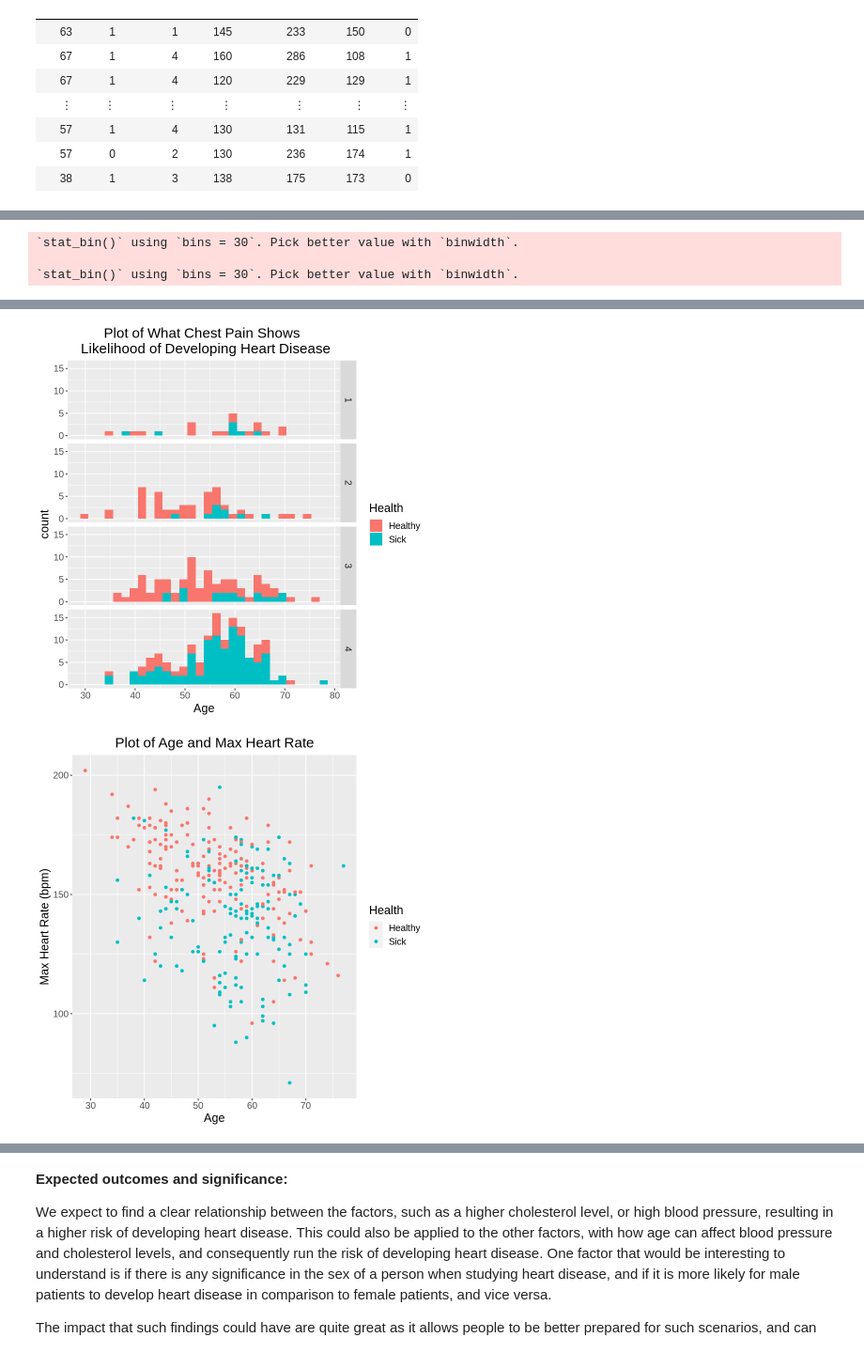
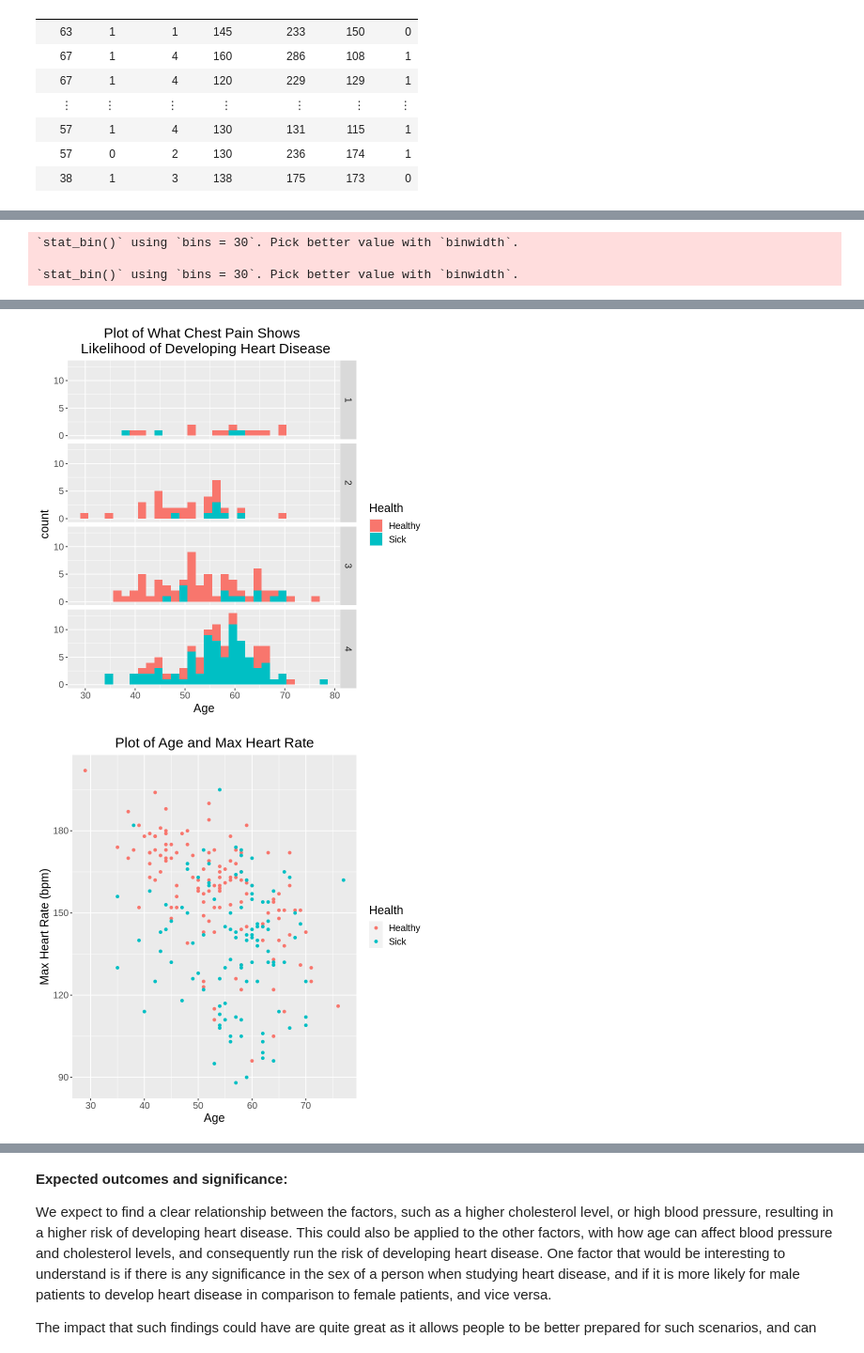
Before and after one commit to Sparsh-I/dsci-group-38, a Jupyter notebook: group_proposal.ipynb, the cells around one changed output, grey strips where cells are left out. Shown at 94% size. Cells and saved outputs as stored; diff of their text form; code cells hidden in the pictures.

```diff
--- a/group_proposal.ipynb
+++ b/group_proposal.ipynb
@@ -59,3 +59,6 @@ A tibble: 303 × 7
 | 57 | 1 | 4 | 130 | 131 | 115 | 1 |
 | 57 | 0 | 2 | 130 | 236 | 174 | 1 |
 | 38 | 1 | 3 | 138 | 175 | 173 | 0 |
+# %%
+heart_data_split <- initial_split(heart_data, prop = 0.75, strata = health)
+heart_data_training <- training(heart_data_split)
@@ -62,5 +93,5 @@ A tibble: 303 × 7
 # %%
-heart_data_plot <- heart_data |>
+heart_data_plot <- heart_data_training |>
     ggplot(aes(x = age, fill = as_factor(health))) +
     geom_histogram() +
     labs(title = "Plot of Ages and Heart Disease", x = "Age", fill = "Health") +
@@ -68,7 +99,7 @@ heart_data_plot <- heart_data |>
     theme(text = element_text(size = 15), plot.title = element_text(hjust = 0.5))
 heart_data_plot
 
-heart_data_plot2 <- heart_data |>
+heart_data_plot2 <- heart_data_training |>
     ggplot(aes(x = age, fill = as_factor(health))) +
     geom_histogram() +
     facet_grid(rows = vars(pain.type)) +
@@ -77,13 +108,21 @@ heart_data_plot2 <- heart_data |>
     theme(text = element_text(size = 15), plot.title = element_text(hjust = 0.5))
 heart_data_plot2
 
-heart_data_plot3 <- heart_data |>
+heart_data_plot3 <- heart_data_training |>
     ggplot(aes(x = age, y = maxbpm, colour = as_factor(health))) +
     geom_point() +
     labs(title = "Plot of Age and Max Heart Rate", x = "Age", y = "Max Heart Rate (bpm)", colour = "Health") +
     scale_colour_discrete(labels = c("Healthy", "Sick")) +
     theme(text = element_text(size = 15), plot.title = element_text(hjust = 0.5))
 heart_data_plot3
+
+heart_data_plot4 <- heart_data_training |>
+    ggplot(aes(x = age, y = cholesterol, colour = as_factor(health))) +
+    geom_point() +
+    labs(title = "Plot of Age and Cholesterol", x = "Age", y = "Cholesterol", colour = "Health") +
+    scale_colour_discrete(labels = c("Healthy", "Sick")) +
+    theme(text = element_text(size = 15), plot.title = element_text(hjust = 0.5))
+heart_data_plot4
 # %% [output]
 `stat_bin()` using `bins = 30`. Pick better value with `binwidth`.
 
@@ -92,2 +131,2 @@ heart_data_plot3
-[figure, old version]
+[figure, new version]
-[figure, old version]
+[figure, new version]
```
Also changed, not shown: parts of 4 cells of this notebook.
